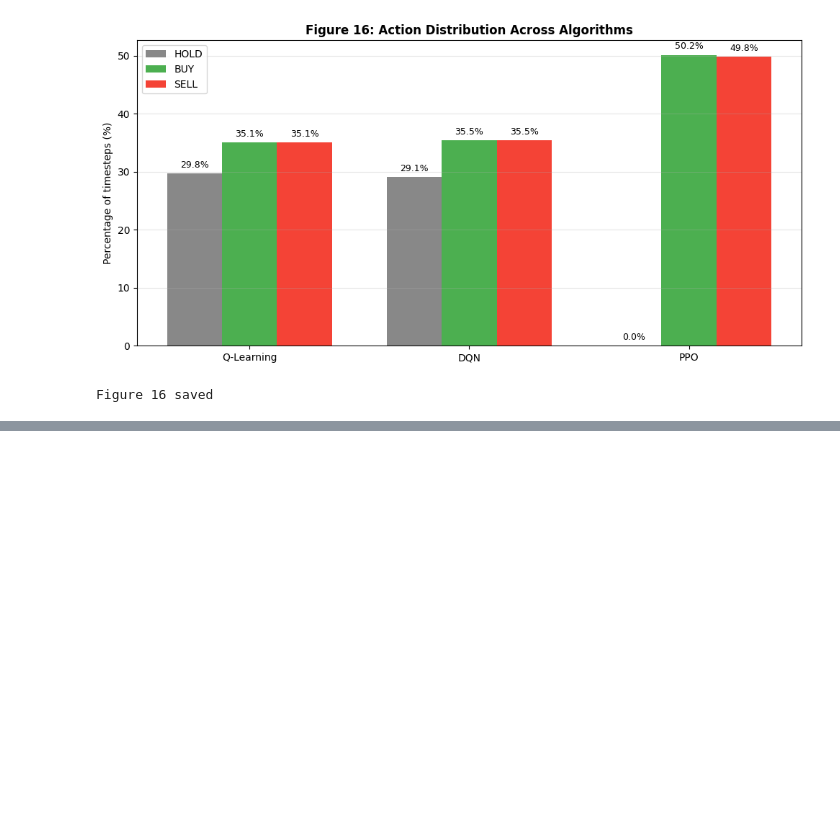
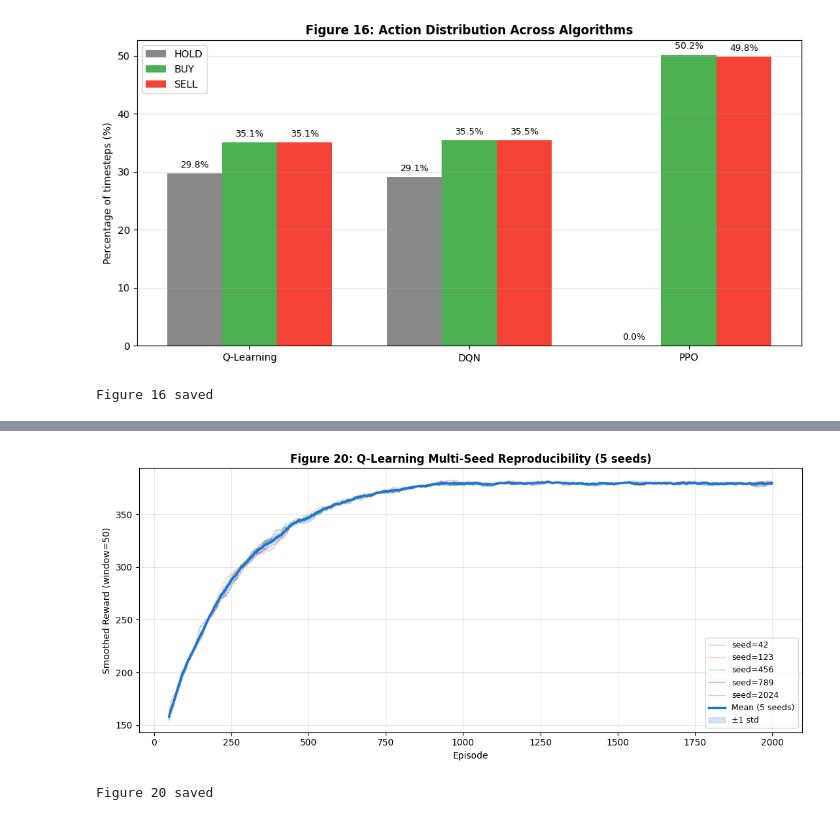
Before and after one commit to IQubaisi/Q-Trade, a Jupyter notebook: DRL_QTrade_Clean.ipynb, the cells around one changed output, grey strips where cells are left out. Saved outputs shown, nothing was run; the diff lists cells and outputs as text; code cells hidden in the pictures; blank space fills up the shorter version.

```diff
--- a/DRL_QTrade_Clean.ipynb
+++ b/DRL_QTrade_Clean.ipynb
@@ -1993,0 +2515,70 @@ Figure 16 saved
+# %%
+import random as random_mod  # avoid shadowing in case cell uses local 'random'
+
+SEEDS = [42, 123, 456, 789, 2024]
+ql_seed_results = []
+
+for seed in SEEDS:
+    # Reset all seeds for this run
+    random_mod.seed(seed)
+    np.random.seed(seed)
+    torch.manual_seed(seed)
+    if torch.cuda.is_available():
+        torch.cuda.manual_seed_all(seed)
+
+    print(f'Training Q-learning with seed={seed}...')
+    Q, rewards = train_qlearning(episode_data, n_episodes=2000)
+    metrics = {
+        'seed':      seed,
+        'rewards':   rewards,
+        'first_100': float(np.mean(rewards[:100])),
+        'last_100':  float(np.mean(rewards[-100:])),
+        'peak':      float(np.max(rewards)),
+    }
+    ql_seed_results.append(metrics)
+    print(f'  First-100={metrics["first_100"]:.2f}  '
+          f'Last-100={metrics["last_100"]:.2f}  '
+          f'Peak={metrics["peak"]:.2f}')
+
+# Summary statistics
+print('\n--- Multi-Seed Q-Learning Summary (5 seeds) ---')
+print(f'{"Metric":<12} {"Mean":>10} {"Std":>10} {"Min":>10} {"Max":>10}')
+print('-' * 56)
+for m in ['first_100', 'last_100', 'peak']:
+    vals = [r[m] for r in ql_seed_results]
+    print(f'{m:<12} {np.mean(vals):>10.2f} {np.std(vals):>10.2f} '
+          f'{np.min(vals):>10.2f} {np.max(vals):>10.2f}')
+
+# Save for the report
+np.save(os.path.join(SAVE_DIR, 'qlearning_multiseed.npy'),
+        np.array([r['rewards'] for r in ql_seed_results]))
+
+# Plot all 5 curves with mean ± std band
+plt.figure(figsize=(11, 5))
+all_smoothed = np.array([smooth(r['rewards'], 50) for r in ql_seed_results])
+mean_curve   = np.mean(all_smoothed, axis=0)
+std_curve    = np.std(all_smoothed, axis=0)
+episodes     = np.arange(49, 49 + len(mean_curve))
+
+# Individual seed curves (faint)
+for r in ql_seed_results:
+    plt.plot(episodes, smooth(r['rewards'], 50),
+             alpha=0.35, linewidth=1, label=f'seed={r["seed"]}')
+
+# Mean ± 1 std band
+plt.plot(episodes, mean_curve, color='#1976D2', linewidth=2.5, label='Mean (5 seeds)')
+plt.fill_between(episodes, mean_curve - std_curve, mean_curve + std_curve,
+                 color='#1976D2', alpha=0.2, label='±1 std')
+
+plt.title('Figure 20: Q-Learning Multi-Seed Reproducibility (5 seeds)',
+          fontsize=12, fontweight='bold')
+plt.xlabel('Episode')
+plt.ylabel('Smoothed Reward (window=50)')
+plt.legend(loc='lower right', fontsize=9)
+plt.grid(True, alpha=0.3)
+plt.tight_layout()
+plt.savefig(os.path.join(SAVE_DIR, 'fig20_qlearning_multiseed.png'),
+            dpi=150, bbox_inches='tight')
+plt.show()
+print('\nFigure 20 saved')
+# %% [output]
@@ -1993,0 +2602,2 @@ Figure 16 saved
+[figure, added]
+Figure 20 saved
```
Also changed, not shown: parts of 17 cells of this notebook.
